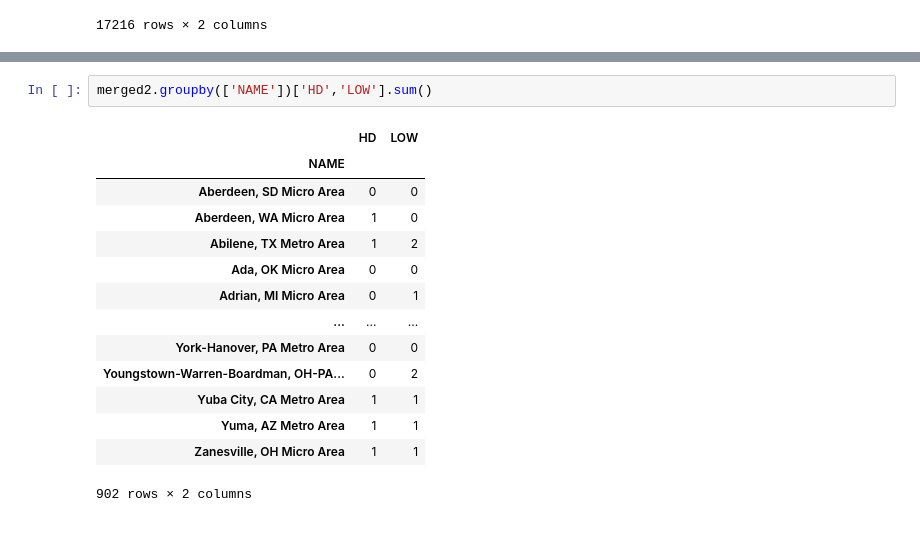
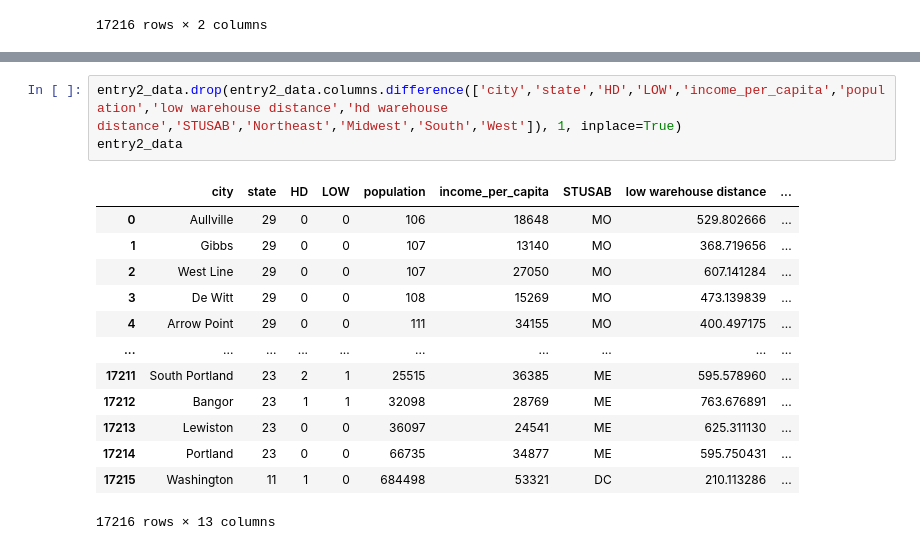
Before and after one commit to ericschulman/entry_games, a Jupyter notebook: estimation/CDP_CBSA.ipynb, the cells around one changed output, grey strips where cells are left out. Drawn from its saved outputs; the diff is of its cells as text.

```diff
--- a/estimation/CDP_CBSA.ipynb
+++ b/estimation/CDP_CBSA.ipynb
@@ -221,17 +220,17 @@ merged2
-# %%
-merged2.groupby(['NAME'])['HD','LOW'].sum()
-# %% [output]
-|  | HD | LOW |
-| NAME |  |  |
-| Aberdeen, SD Micro Area | 0 | 0 |
-| Aberdeen, WA Micro Area | 1 | 0 |
-| Abilene, TX Metro Area | 1 | 2 |
-| Ada, OK Micro Area | 0 | 0 |
-| Adrian, MI Micro Area | 0 | 1 |
-| ... | ... | ... |
-| York-Hanover, PA Metro Area | 0 | 0 |
-| Youngstown-Warren-Boardman, OH-PA... | 0 | 2 |
-| Yuba City, CA Metro Area | 1 | 1 |
-| Yuma, AZ Metro Area | 1 | 1 |
-| Zanesville, OH Micro Area | 1 | 1 |
-902 rows × 2 columns
+# %%
+entry2_data.drop(entry2_data.columns.difference(['city','state','HD','LOW','income_per_capita','population','low warehouse distance','hd warehouse distance','STUSAB','Northeast','Midwest','South','West']), 1, inplace=True)
+entry2_data
+# %% [output]
+|  | city | state | HD | LOW | population | income_per_capita | STUSAB | low warehouse distance | ... |
+| 0 | Aullville | 29 | 0 | 0 | 106 | 18648 | MO | 529.802666 | ... |
+| 1 | Gibbs | 29 | 0 | 0 | 107 | 13140 | MO | 368.719656 | ... |
+| 2 | West Line | 29 | 0 | 0 | 107 | 27050 | MO | 607.141284 | ... |
+| 3 | De Witt | 29 | 0 | 0 | 108 | 15269 | MO | 473.139839 | ... |
+| 4 | Arrow Point | 29 | 0 | 0 | 111 | 34155 | MO | 400.497175 | ... |
+| ... | ... | ... | ... | ... | ... | ... | ... | ... | ... |
+| 17211 | South Portland | 23 | 2 | 1 | 25515 | 36385 | ME | 595.578960 | ... |
+| 17212 | Bangor | 23 | 1 | 1 | 32098 | 28769 | ME | 763.676891 | ... |
+| 17213 | Lewiston | 23 | 0 | 0 | 36097 | 24541 | ME | 625.311130 | ... |
+| 17214 | Portland | 23 | 0 | 0 | 66735 | 34877 | ME | 595.750431 | ... |
+| 17215 | Washington | 11 | 1 | 0 | 684498 | 53321 | DC | 210.113286 | ... |
+17216 rows × 13 columns
```
Also changed, not shown: parts of 22 cells of this notebook.
